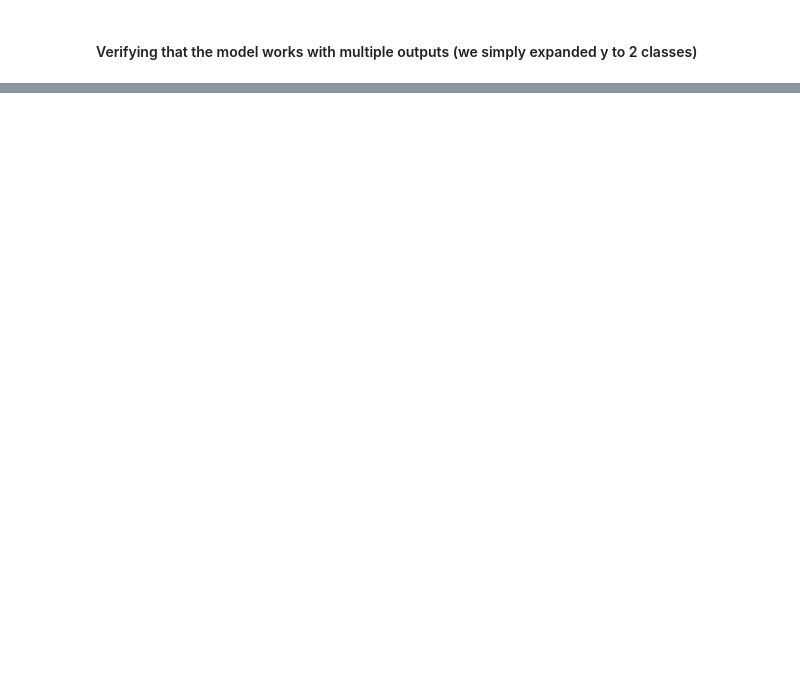
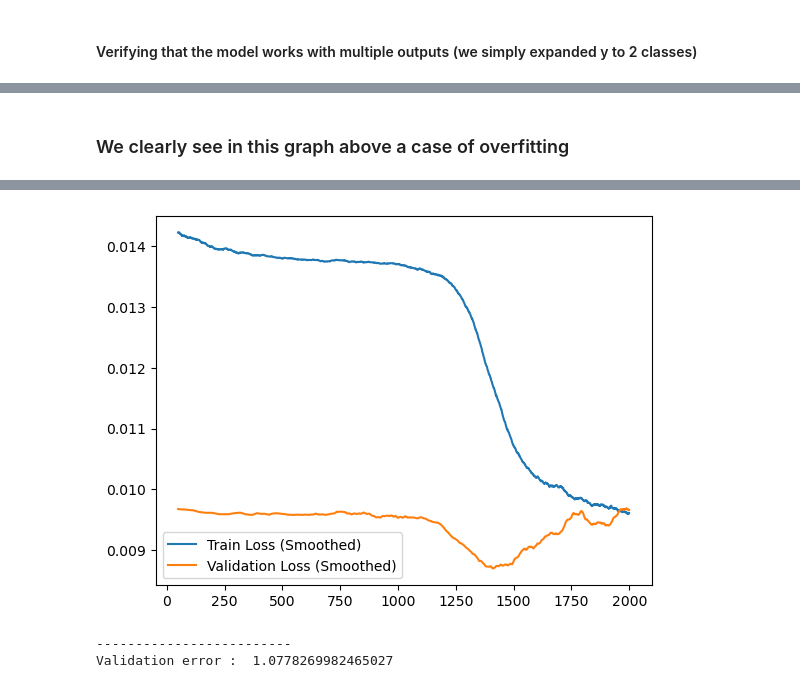
Before and after one commit to trigo613/FromScratch, a Jupyter notebook: NeuralNetwork.ipynb, the cells around one changed output, grey strips where cells are left out. Drawn from its saved outputs; the diff is of its cells as text; code cells hidden in the pictures; blank space fills up the shorter version.

```diff
--- a/NeuralNetwork.ipynb
+++ b/NeuralNetwork.ipynb
@@ -485,0 +610,16 @@ y is :
+# %% [markdown]
+<h3>We clearly see in this graph above a case of overfitting</h3>
+# %%
+layers = [Linear(6,32),
+          ReLU(),
+          Dropout(0.5),
+          Linear(32,32) ,
+          ReLU(),
+          Dropout(0.5),
+          Linear(32,16) ,
+          ReLU(),
+          Linear(16,1)]
+NN = NeuralNetwork(layers=layers)
+loss = MSELoss(NN.layers)
+train_model_and_plot_graph(NN,layers,loss)
+# %% [output]
@@ -485,0 +631,3 @@ y is :
+[figure, added]
+-------------------------
+Validation error :  1.0778269982465027
```
Also changed, not shown: parts of 52 cells of this notebook.
